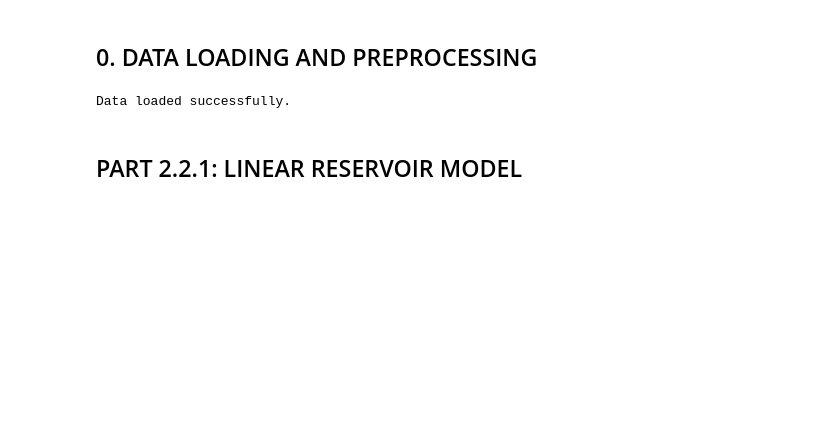
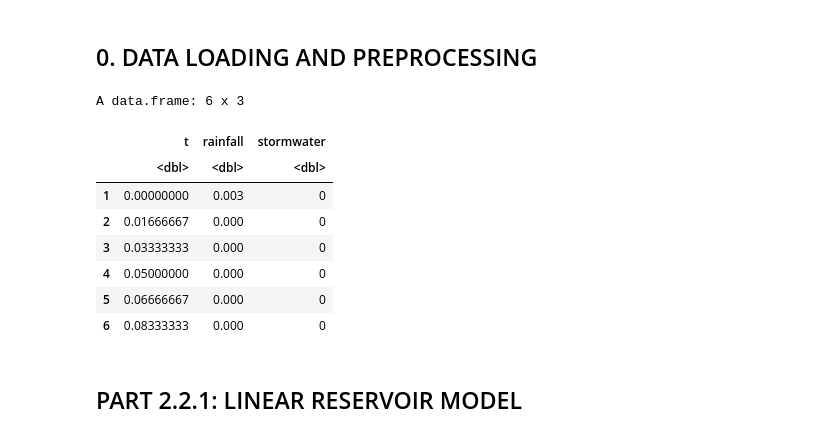
Before and after one commit to chrjx/AdvTSA, a Jupyter notebook: assignment3/part22.ipynb, the cells around one changed output. Drawn from its saved outputs; the diff is of its cells as text; code cells hidden in the pictures; blank space fills up the shorter version.

```diff
--- a/assignment3/part22.ipynb
+++ b/assignment3/part22.ipynb
@@ -9,31 +35,30 @@ import seaborn as sns
 # %% [markdown]
 ## 0. DATA LOADING AND PREPROCESSING
 # %%
-FILENAME = 'ex2_overflow.csv'
+# 1. Load Data
+data <- read.csv("ex2_overflow.csv", header = TRUE, sep = ",", stringsAsFactors = FALSE)
 
-try:
-    df = pd.read_csv(FILENAME)
-    # Clean column names
-    df.columns = df.columns.str.strip().str.replace('"', '')
-    df['timestamp'] = pd.to_datetime(df['timestamp'])
+# 2. 数据清洗
+# 将时间戳转换为相对时间（小时），这有助于优化器收敛
+data <- data %>%
+  mutate(
+    time = as.POSIXct(timestamp, format = "%Y-%m-%d %H:%M:%S", tz = "UTC"),
+    t = as.numeric(difftime(time, min(time), units = "hour"))
+  ) %>%
+  arrange(t) %>%
+  select(t, rainfall, stormwater)
 
-    # Calculate relative time in hours
-    start_time = df['timestamp'].iloc[0]
-    df['time_hours'] = (df['timestamp'] - start_time).dt.total_seconds() / 3600.0
-
-    t_obs = df['time_hours'].values
-    rain_obs = df['rainfall'].values
-    runoff_obs = df['stormwater'].values # This is the "overflow" observation
-
-    print("Data loaded successfully.")
-
-except FileNotFoundError:
-    print("Warning: CSV file not found. Generating synthetic data for demonstration...")
-
-# Create Interpolator for rainfall (needed for ODE solver)
-rain_interp = interp1d(t_obs, rain_obs, kind='linear', bounds_error=False, fill_value=0.0)
+head(data)
 # %% [output]
-Data loaded successfully.
+A data.frame: 6 x 3
+|  | t | rainfall | stormwater |
+|  | <dbl> | <dbl> | <dbl> |
+| 1 | 0.00000000 | 0.003 | 0 |
+| 2 | 0.01666667 | 0.000 | 0 |
+| 3 | 0.03333333 | 0.000 | 0 |
+| 4 | 0.05000000 | 0.000 | 0 |
+| 5 | 0.06666667 | 0.000 | 0 |
+| 6 | 0.08333333 | 0.000 | 0 |
 # %% [markdown]
 ## PART 2.2.1: LINEAR RESERVOIR MODEL
 # %%
```
Also changed, not shown: parts of 11 cells of this notebook.
